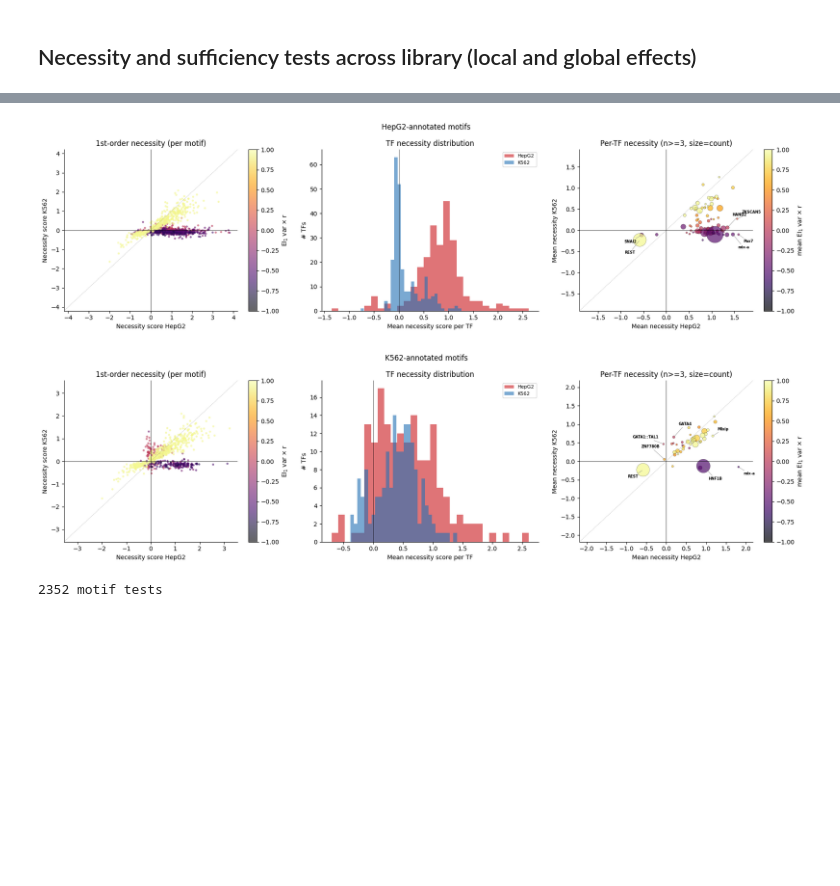
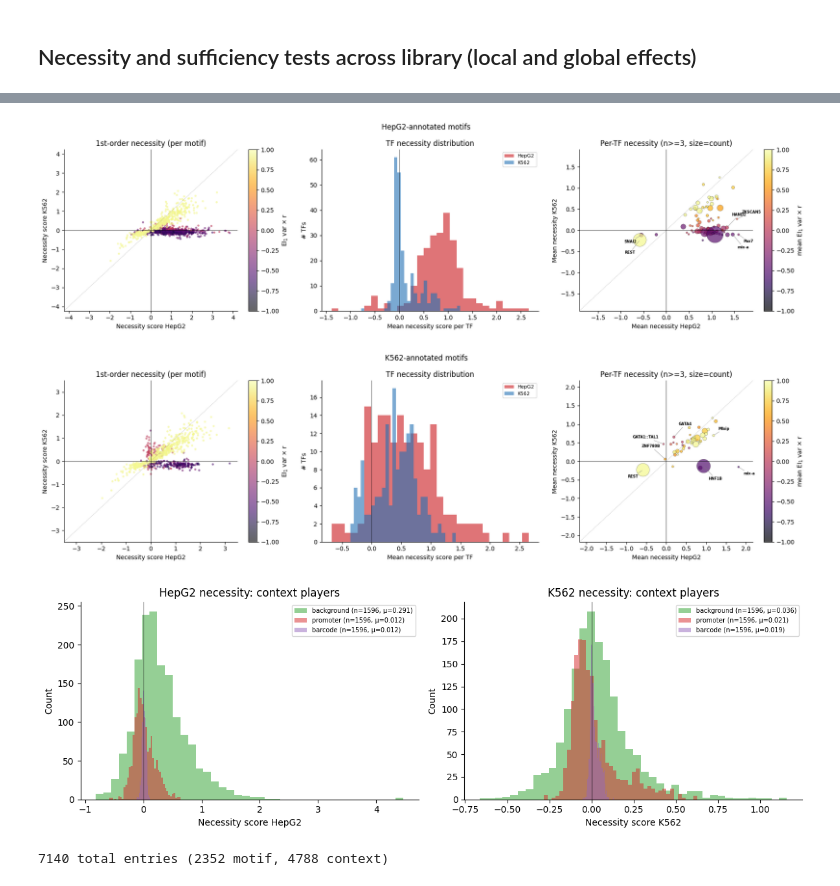
Before and after one commit to pabmantilla/Hippo_dependency_mpra, a Jupyter notebook: virtual_perturbations/scripts/perturb_targets.ipynb, the cells around one changed output, grey strips where cells are left out. Cells and saved outputs as stored; diff of their text form; code cells hidden in the pictures; blank space fills up the shorter version.

```diff
--- a/virtual_perturbations/scripts/perturb_targets.ipynb
+++ b/virtual_perturbations/scripts/perturb_targets.ipynb
@@ -62,10 +61,10 @@ Loaded 1059 sequences
 ## Necessity and sufficiency tests across library (local and global effects)
 # %%
 # run necessity and sufficiency tests on all sequences
-n_rep = 60
+n_rep = 30
 seed = 42
-nec_order = 1
-suf_order = 1
+nec_order = 3
+suf_order = 3
 
 all_nec = em.necessity_test(seq_idx=None, n_rep=n_rep,
                             nec_order=nec_order, batch_size=256, random_state=seed)
@@ -81,25 +80,31 @@ all_suf = em.sufficiency_test(seq_idx=None, n_rep=n_rep,
   sufficiency: 1059/1059 sequences
 # %%
 import matplotlib.pyplot as plt
+
+CONTEXT_PLAYERS = ('background', 'promoter', 'barcode')
 
 # collect 1st-order necessity scores (flip sign: positive = more necessary)
 nec_rows = []
 for si, tests in enumerate(all_nec):
     for t in tests:
         if t['order'] == 1:
+            tf = t['motifs'][0]['tf']
             nec_rows.append({
                 'seq_idx': si,
                 'annotation_ct': t['annotation_ct'],
-                'tf': t['motifs'][0]['tf'],
+                'tf': tf,
+                'player_type': tf if tf in CONTEXT_PLAYERS else 'motif',
                 'nec_HepG2': -t['scores']['HepG2'],
                 'nec_K562': -t['scores']['K562'],
                 'EI_1_vxr': df.iloc[si]['EI_1 var x r'],
             })
 nec_df = pd.DataFrame(nec_rows)
 
-# one row of plots per annotation cell type
+# --- motif-only plots (same as before) ---
+motif_nec = nec_df[nec_df.player_type == 'motif']
+
 for act in ['HepG2', 'K562']:
-    sub = nec_df[nec_df.annotation_ct == act]
+    sub = motif_nec[motif_nec.annotation_ct == act]
     fig, axes = plt.subplots(1, 3, figsize=(18, 5))
     fig.suptitle(f'{act}-annotated motifs', fontsize=12)
 
@@ -142,37 +147,59 @@ for act in ['HepG2', 'K562']:
     axes[2].set_xlim(-tlim, tlim); axes[2].set_ylim(-tlim, tlim)
     axes[2].axhline(0, c='k', lw=0.5); axes[2].axvline(0, c='k', lw=0.5)
     axes[2].plot([-tlim, tlim], [-tlim, tlim], 'k--', lw=0.5, alpha=0.3)
 
     quads = [
         (tf_agg[(tf_agg.h > 0) & (tf_agg.k > 0)], 'left', 'bottom', (8, 8), (8, 18)),
         (tf_agg[(tf_agg.h < 0) & (tf_agg.k > 0)], 'right', 'bottom', (-8, 8), (-8, 18)),
         (tf_agg[(tf_agg.h > 0) & (tf_agg.k < 0)], 'left', 'top', (8, -8), (8, -18)),
         (tf_agg[(tf_agg.h < 0) & (tf_agg.k < 0)], 'right', 'top', (-8, -8), (-8, -18)),
     ]
     for q, ha, va, off1, off2 in quads:
         if len(q) == 0:
             continue
         tops = q.nlargest(min(2, len(q)), 'off_diag')
         for j, (_, row) in enumerate(tops.iterrows()):
             off = off1 if j == 0 else off2
             axes[2].annotate(row.tf, (row.h, row.k), fontsize=6, fontweight='bold',
                              ha=ha, va=va, xytext=off, textcoords='offset points',
                              arrowprops=dict(arrowstyle='-', color='grey', lw=0.5, shrinkA=0, shrinkB=2))
 
     axes[2].set_xlabel('Mean necessity HepG2'); axes[2].set_ylabel('Mean necessity K562')
     plt.colorbar(sc2, ax=axes[2], label='mean EI$_1$ var $\\times$ r')
     axes[2].set_title(f'Per-TF necessity (n>={3}, size=count)')
 
     for ax in axes:
         ax.spines['top'].set_visible(False); ax.spines['right'].set_visible(False)
     plt.tight_layout()
     plt.show()
 
-print(f'{len(nec_df)} motif tests')
+# --- context player necessity scores ---
+ctx_nec = nec_df[nec_df.player_type != 'motif']
+if len(ctx_nec) > 0:
+    ctx_colors = {'background': '#2ca02c', 'promoter': '#d62728', 'barcode': '#9467bd'}
+    fig, axes = plt.subplots(1, 2, figsize=(12, 4))
+    for ax, ct in zip(axes, ['HepG2', 'K562']):
+        for pt in CONTEXT_PLAYERS:
+            vals = ctx_nec[f'nec_{ct}'][ctx_nec.player_type == pt]
+            if len(vals) == 0:
+                continue
+            ax.hist(vals, bins=40, alpha=0.5, color=ctx_colors[pt],
+                    label=f'{pt} (n={len(vals)}, \u03bc={vals.mean():.3f})')
+        ax.axvline(0, c='k', lw=0.5)
+        ax.set_xlabel(f'Necessity score {ct}'); ax.set_ylabel('Count')
+        ax.set_title(f'{ct} necessity: context players')
+        ax.legend(fontsize=7)
+        ax.spines['top'].set_visible(False); ax.spines['right'].set_visible(False)
+    plt.tight_layout()
+    plt.savefig('../results/nec_results.png', dpi=300, bbox_inches='tight')
+    plt.show()
+
+print(f'{len(nec_df)} total entries ({len(motif_nec)} motif, {len(ctx_nec)} context)')
 # %% [output]
-[figure, old version]
+[figure, new version]
-[figure, old version]
+[figure, new version]
+[figure, added]
-2352 motif tests
+7140 total entries (2352 motif, 4788 context)
 # %%
 # collect 1st-order sufficiency scores
 suf_rows = []
```
Also changed, not shown: parts of 3 cells of this notebook, 6 other files.
